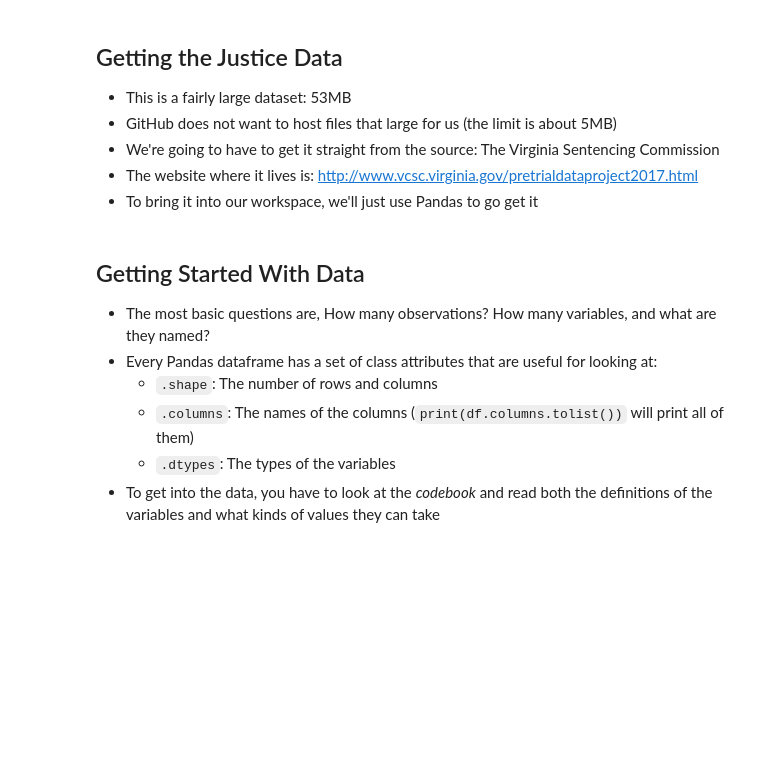
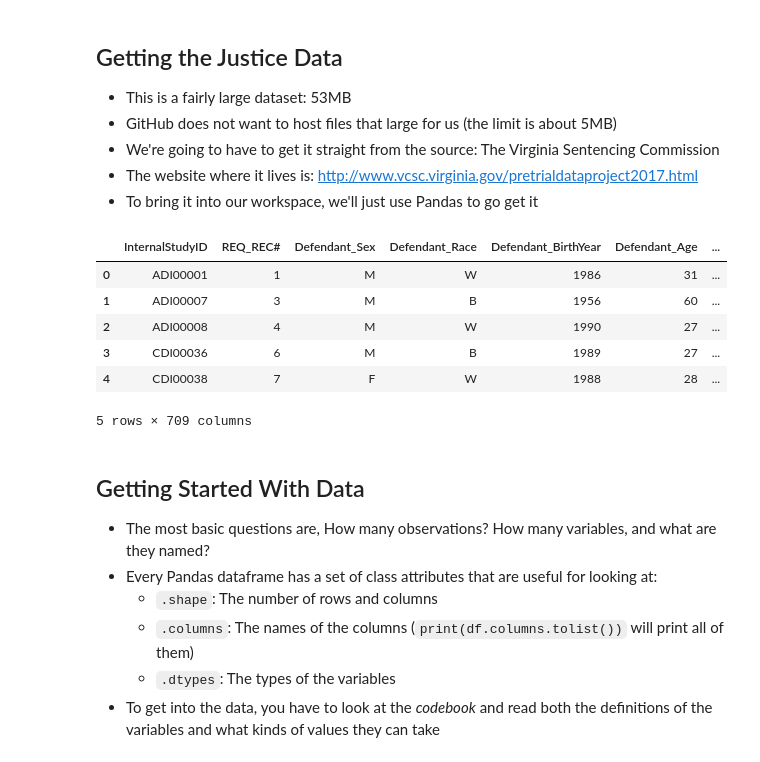
Before and after one commit to mthabet1/wrangling, a Jupyter notebook: wrangling.ipynb, the cells around one changed output. Saved outputs shown, nothing was run; the diff lists cells and outputs as text; code cells hidden in the pictures; blank space fills up the shorter version.

```diff
--- a/wrangling.ipynb
+++ b/wrangling.ipynb
@@ -107,3 +109,13 @@ df = pd.read_csv(url,low_memory=False) # Pandas downloads and loads the .csv fil
+# %%
+df.head()
+# %% [output]
+|  | InternalStudyID | REQ_REC# | Defendant_Sex | Defendant_Race | Defendant_BirthYear | Defendant_Age | ... |
+| 0 | ADI00001 | 1 | M | W | 1986 | 31 | ... |
+| 1 | ADI00007 | 3 | M | B | 1956 | 60 | ... |
+| 2 | ADI00008 | 4 | M | W | 1990 | 27 | ... |
+| 3 | CDI00036 | 6 | M | B | 1989 | 27 | ... |
+| 4 | CDI00038 | 7 | F | W | 1988 | 28 | ... |
+5 rows × 709 columns
 # %% [markdown]
 ## Getting Started With Data
 - The most basic questions are, How many observations? How many variables, and what are they named?
```
Also changed, not shown: parts of 4 cells of this notebook.
